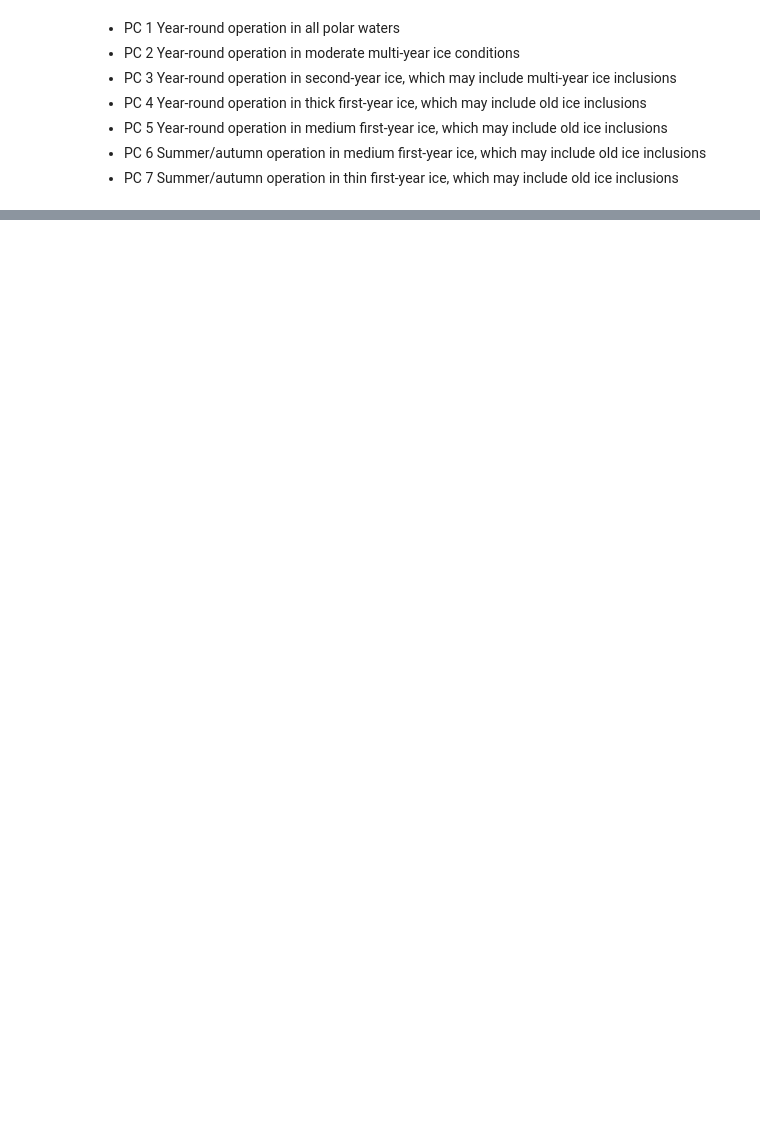
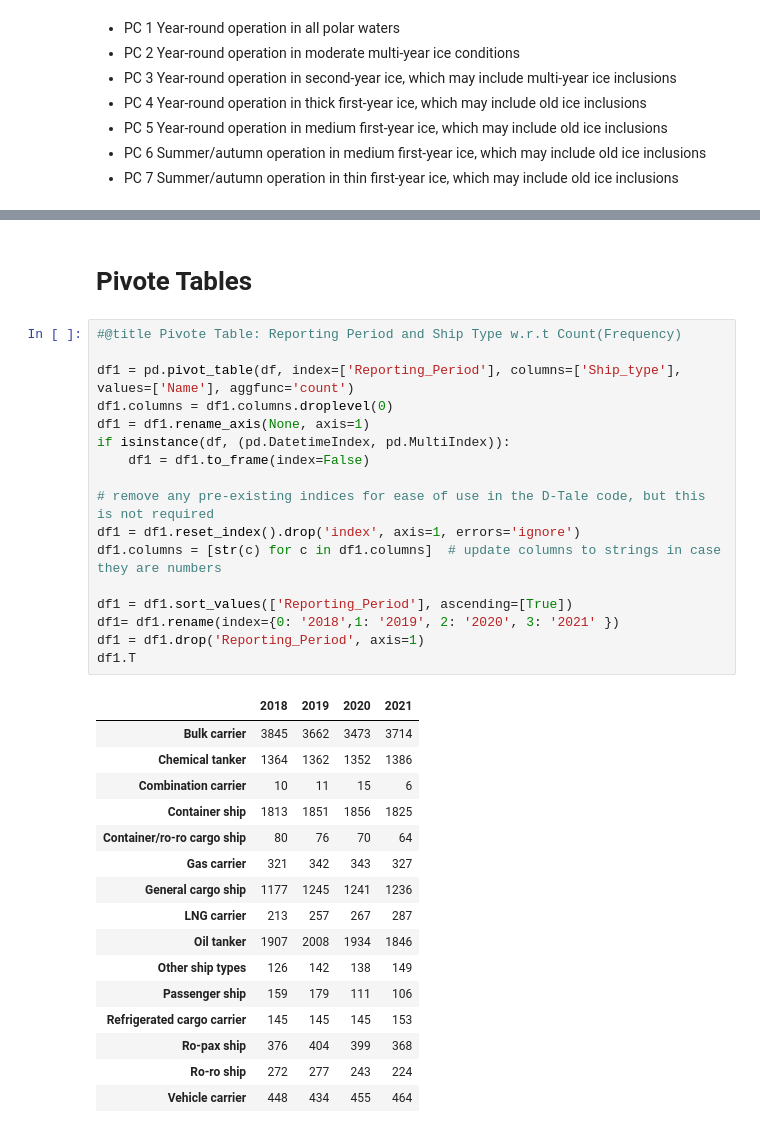
Before and after one commit to Anuj-1996/Maritime_Ship_CO2_Emission_Analysis, a Jupyter notebook: EDA_of_EU_CO2_emissions_from_maritime_transport.ipynb, the cells around one changed output, grey strips where cells are left out. Drawn from its saved outputs; the diff is of its cells as text; blank space fills up the shorter version.

```diff
--- a/EDA_of_EU_CO2_emissions_from_maritime_transport.ipynb
+++ b/EDA_of_EU_CO2_emissions_from_maritime_transport.ipynb
@@ -433,0 +416,36 @@ figure.show()
+# %% [markdown]
+# Pivote Tables
+# %%
+#@title Pivote Table: Reporting Period and Ship Type w.r.t Count(Frequency)
+
+df1 = pd.pivot_table(df, index=['Reporting_Period'], columns=['Ship_type'], values=['Name'], aggfunc='count')
+df1.columns = df1.columns.droplevel(0)
+df1 = df1.rename_axis(None, axis=1)
+if isinstance(df, (pd.DatetimeIndex, pd.MultiIndex)):
+	df1 = df1.to_frame(index=False)
+
+# remove any pre-existing indices for ease of use in the D-Tale code, but this is not required
+df1 = df1.reset_index().drop('index', axis=1, errors='ignore')
+df1.columns = [str(c) for c in df1.columns]  # update columns to strings in case they are numbers
+
+df1 = df1.sort_values(['Reporting_Period'], ascending=[True])
+df1= df1.rename(index={0: '2018',1: '2019', 2: '2020', 3: '2021' })
+df1 = df1.drop('Reporting_Period', axis=1)
+df1.T
+# %% [output]
+|  | 2018 | 2019 | 2020 | 2021 |
+| Bulk carrier | 3845 | 3662 | 3473 | 3714 |
+| Chemical tanker | 1364 | 1362 | 1352 | 1386 |
+| Combination carrier | 10 | 11 | 15 | 6 |
+| Container ship | 1813 | 1851 | 1856 | 1825 |
+| Container/ro-ro cargo ship | 80 | 76 | 70 | 64 |
+| Gas carrier | 321 | 342 | 343 | 327 |
+| General cargo ship | 1177 | 1245 | 1241 | 1236 |
+| LNG carrier | 213 | 257 | 267 | 287 |
+| Oil tanker | 1907 | 2008 | 1934 | 1846 |
+| Other ship types | 126 | 142 | 138 | 149 |
+| Passenger ship | 159 | 179 | 111 | 106 |
+| Refrigerated cargo carrier | 145 | 145 | 145 | 153 |
+| Ro-pax ship | 376 | 404 | 399 | 368 |
+| Ro-ro ship | 272 | 277 | 243 | 224 |
+| Vehicle carrier | 448 | 434 | 455 | 464 |
```
Also changed, not shown: parts of 22 cells of this notebook.
